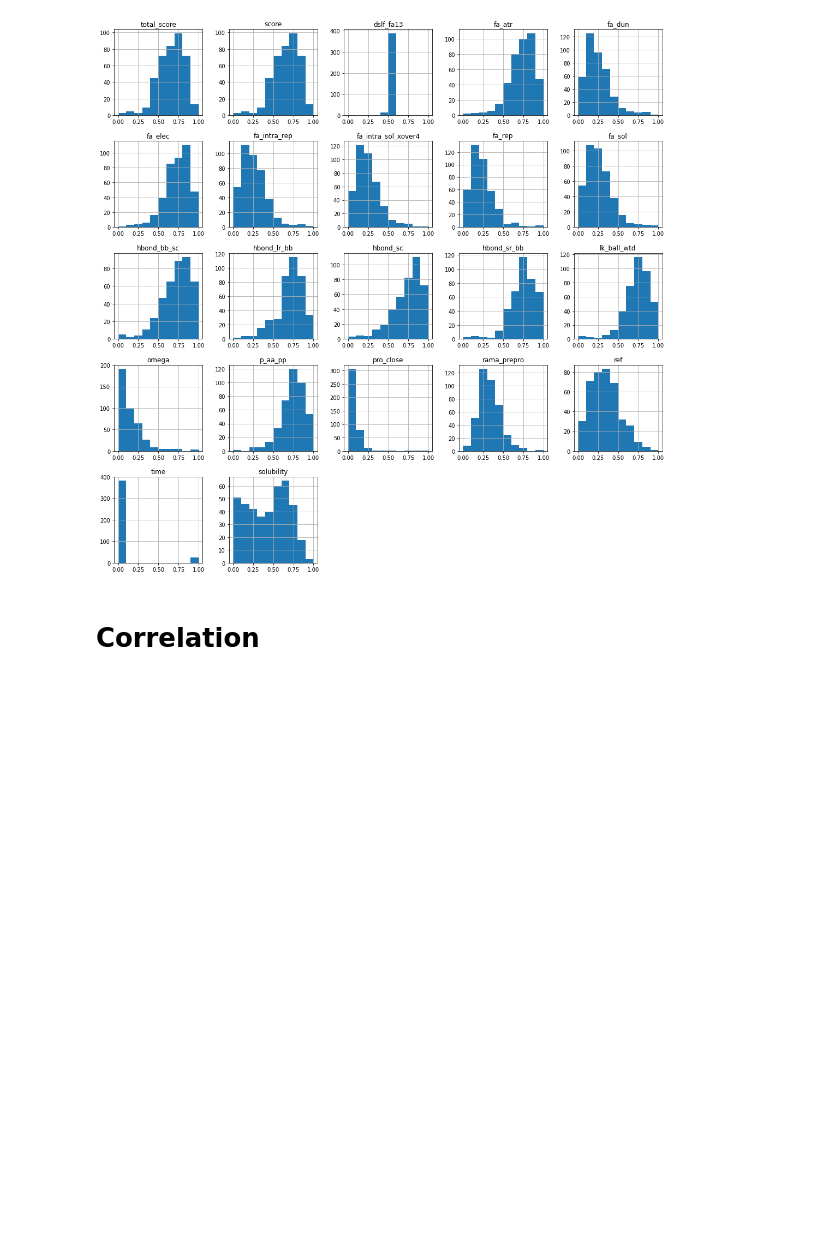
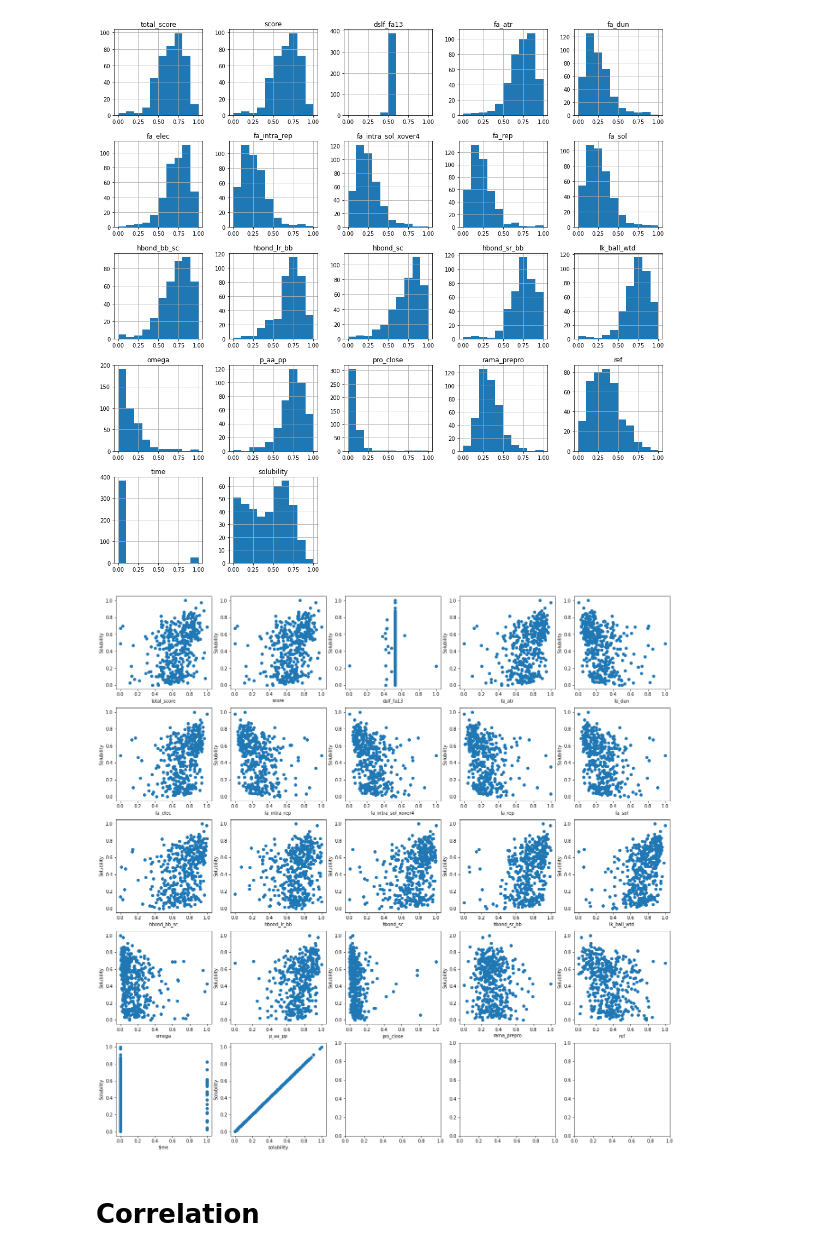
Before and after one commit to RenanDidier/protein-solubility-prediction, a Jupyter notebook: sol-preprocessing.ipynb, the cells around one changed output. Cells and saved outputs as stored; diff of their text form; code cells hidden in the pictures; blank space fills up the shorter version.

```diff
--- a/sol-preprocessing.ipynb
+++ b/sol-preprocessing.ipynb
@@ -149,5 +150,29 @@ array([[<AxesSubplot:title={'center':'total_score'}>,
         <AxesSubplot:title={'center':'solubility'}>, <AxesSubplot:>,
         <AxesSubplot:>, <AxesSubplot:>]], dtype=object)
 [figure]
+# %%
+# Scatter plot to check linearity between the dependent variables with the dependent (solubility)
+# Must be a standardized dataset
+
+fig, axs = plt.subplots(5, 5, figsize=(22,22))
+
+features = list(df_solubility_standardized.columns)
+
+for row_position in range(0,5):
+
+    for column_position in range(0,5):
+
+        if features == []:
+            break
+
+        axs[row_position, column_position].scatter(df_solubility_standardized[features[0]], df_solubility_standardized.solubility)
+        axs[row_position, column_position].set_xlabel(features[0])
+        axs[row_position, column_position].set_ylabel("Solubility")
+
+        features.pop(0)
+
+plt.show()
+# %% [output]
+[figure, added]
 # %% [markdown]
 # Correlation
```
Also changed, not shown: parts of 14 cells of this notebook, 2 other files.
